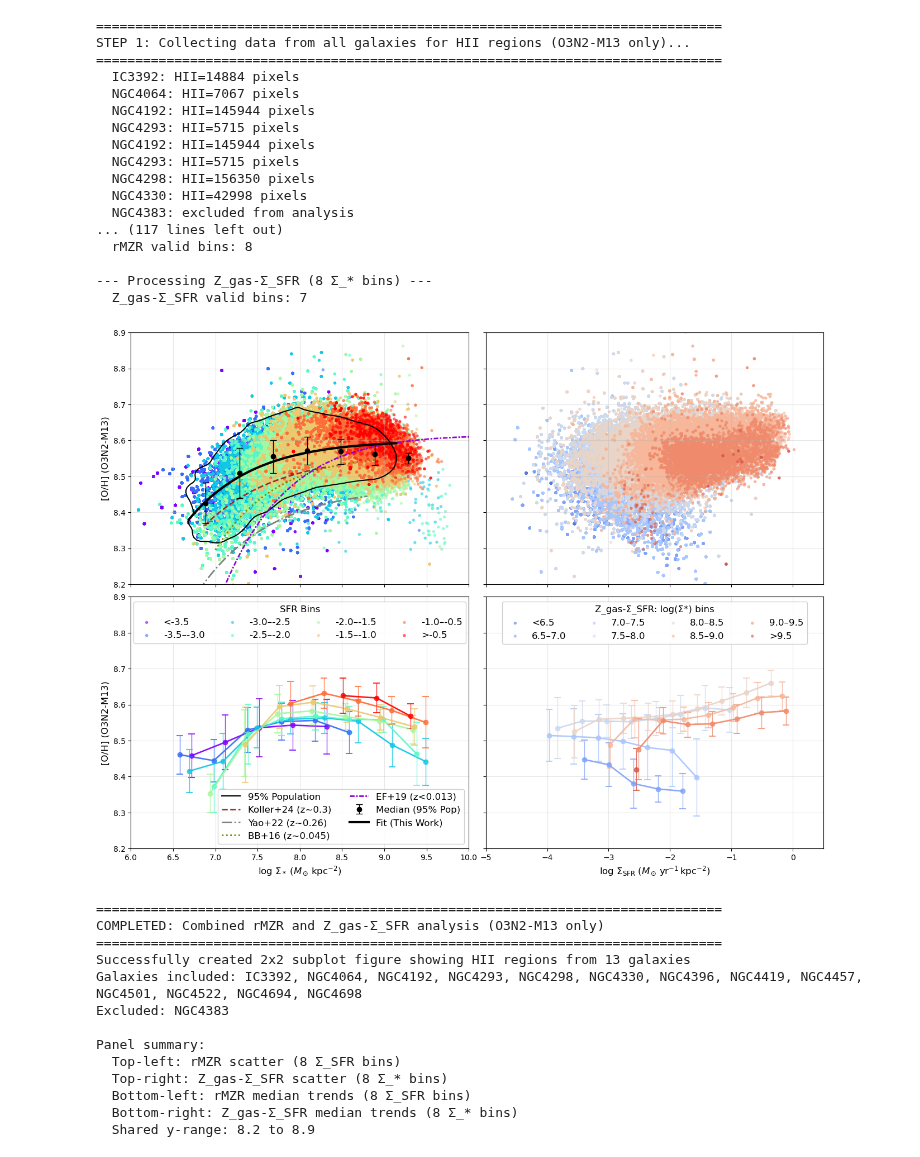
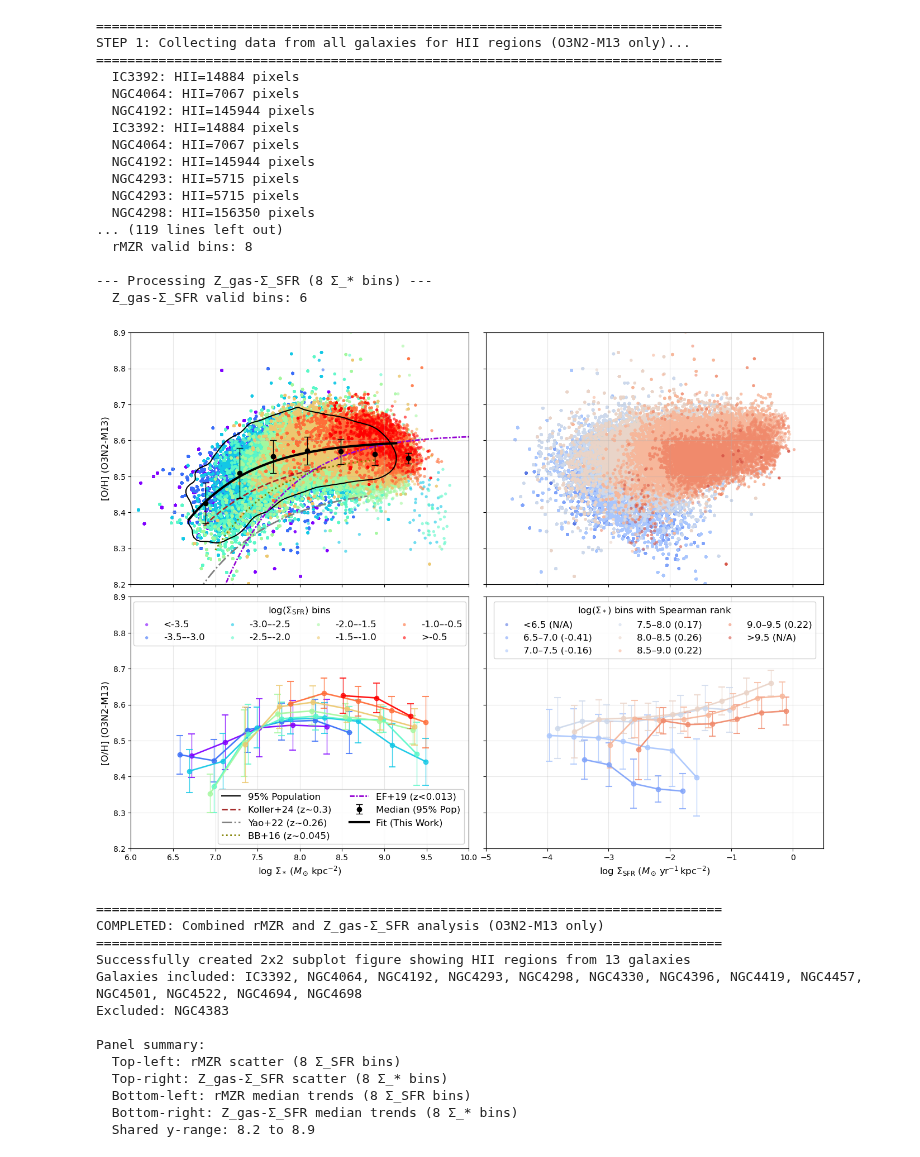
Before and after one commit to Rongjun-ANU/ICRAR-MAUVE, a Jupyter notebook: extended/20251206_compare_rMZR_MAUVE13_noNGC4383.ipynb, the cells around one changed output. Saved outputs shown, nothing was run; the diff lists cells and outputs as text; code cells hidden in the pictures.

```diff
--- a/extended/20251206_compare_rMZR_MAUVE13_noNGC4383.ipynb
+++ b/extended/20251206_compare_rMZR_MAUVE13_noNGC4383.ipynb
@@ -1434,7 +1480,7 @@ ax_rMZR_median.set_ylim(common_ylim)
 
 # Add SFR bin legend to bottom panel (Top Center)
 legend1 = ax_rMZR_median.legend(legend_handles_sfr, legend_labels_sfr, loc='upper center',
-                     ncol=4, fontsize=12, framealpha=0.9, title='SFR Bins', title_fontsize=12)
+                     ncol=4, fontsize=12, framealpha=0.9, title=r'$\log(\Sigma_\mathrm{SFR})$ bins', title_fontsize=12)
 ax_rMZR_median.add_artist(legend1)
 
 # Add legend to bottom panel (Contour, Fits, etc.) - Bottom Right
@@ -1470,13 +1516,34 @@ for i in range(n_bins_sigmaM):
                              edgecolors='none', rasterized=True)
 
         legend_handles_sigmaM.append(scatter_hii)
-        legend_labels_sigmaM_display.append(bin_labels_sigmaM[i])
+        # legend_labels_sigmaM_display.append(bin_labels_sigmaM[i])
 
         # Median trends (now bin by Σ_SFR)
         sfr_centers_HII, medians_HII, stds_HII, counts_HII, valid_bin_indices_HII = calculate_binned_stats(
             x_bin_HII, y_bin_HII, bin_width=0.4, min_pixels=20)
 
-        if len(sfr_centers_HII) > 0:
+        spearman_text = "N/A"
+
+        if len(sfr_centers_HII) > 1:
+            # Calculate Spearman correlation with 3-sigma clipping
+            # Clip based on Y (Metallicity) and X (SFR)
+            # Calculate mean and std for clipping
+            y_mean = np.nanmean(y_bin_HII)
+            y_std = np.nanstd(y_bin_HII)
+            x_mean = np.nanmean(x_bin_HII)
+            x_std = np.nanstd(x_bin_HII)
+
+            # Create mask for 3-sigma clipping
+            mask_clip = (np.abs(y_bin_HII - y_mean) < 3 * y_std) & \
+                        (np.abs(x_bin_HII - x_mean) < 3 * x_std)
+
+            x_clipped = x_bin_HII[mask_clip]
+            y_clipped = y_bin_HII[mask_clip]
+
+            if len(x_clipped) > 10:
+                corr, _ = stats.spearmanr(x_clipped, y_clipped)
+                spearman_text = f"{corr:.2f}"
+
             ax_Zgas_median.errorbar(sfr_centers_HII, medians_HII, yerr=stds_HII,
                        color=colors_sigmaM[i], marker='o', markersize=6,
                        linewidth=1, capsize=4, capthick=1.5, alpha=0.8)
@@ -1490,6 +1557,8 @@ for i in range(n_bins_sigmaM):
                            [medians_HII[j], medians_HII[j + 1]],
                            color=colors_sigmaM[i], linewidth=2, alpha=0.8)
             valid_bins_Zgas += 1
+
+        legend_labels_sigmaM_display.append(f"{bin_labels_sigmaM[i]} ({spearman_text})")
 
 # Format Z_gas-Σ_SFR scatter plot
 # No title
@@ -1511,46 +1580,46 @@ ax_Zgas_median.set_ylim(common_ylim)
 
 # Add legend to bottom panel
 ax_Zgas_median.legend(legend_handles_sigmaM, legend_labels_sigmaM_display, loc='upper center',
-                     ncol=4, fontsize=12, framealpha=0.9,
-                     title='Z_gas-Σ_SFR: log(Σ*) bins', title_fontsize=12)
+                     ncol=3, fontsize=12, framealpha=0.9,
+                     title=r'$\log(\Sigma_*)$ bins with Spearman rank', title_fontsize=12)
 
 print(f"  Z_gas-Σ_SFR valid bins: {valid_bins_Zgas}")
 
 # plt.savefig('Plot_Paper_1/MAUVE_MUSE_rMZR_Zgas_SigmaSFR_O3N2M13.png', dpi=600, bbox_inches='tight')
 # plt.savefig('Plot_Paper_1/MAUVE_MUSE_rMZR_Zgas_SigmaSFR_O3N2M13.pdf', bbox_inches='tight')
 plt.show()
 
 print("\n" + "="*80)
 print("COMPLETED: Combined rMZR and Z_gas-Σ_SFR analysis (O3N2-M13 only)")
 print("="*80)
 print(f"Successfully created 2x2 subplot figure showing HII regions from {len(included_galaxies)} galaxies")
 print(f"Galaxies included: {', '.join(included_galaxies)}")
 print(f"Excluded: {', '.join(sorted(excluded_galaxies))}")
 print("\nPanel summary:")
 print("  Top-left: rMZR scatter (8 Σ_SFR bins)")
 print("  Top-right: Z_gas-Σ_SFR scatter (8 Σ_* bins)")
 print("  Bottom-left: rMZR median trends (8 Σ_SFR bins)")
 print("  Bottom-right: Z_gas-Σ_SFR median trends (8 Σ_* bins)")
 print(f"  Shared y-range: {common_ylim[0]:.1f} to {common_ylim[1]:.1f}")
 # %% [output]
 ================================================================================
 STEP 1: Collecting data from all galaxies for HII regions (O3N2-M13 only)...
 ================================================================================
   IC3392: HII=14884 pixels
   NGC4064: HII=7067 pixels
   NGC4192: HII=145944 pixels
-  NGC4293: HII=5715 pixels
+  IC3392: HII=14884 pixels
+  NGC4064: HII=7067 pixels
   NGC4192: HII=145944 pixels
   NGC4293: HII=5715 pixels
+  NGC4293: HII=5715 pixels
   NGC4298: HII=156350 pixels
-  NGC4330: HII=42998 pixels
-  NGC4383: excluded from analysis
-... (117 lines left out)
+... (119 lines left out)
   rMZR valid bins: 8
 
 --- Processing Z_gas-Σ_SFR (8 Σ_* bins) ---
-  Z_gas-Σ_SFR valid bins: 7
+  Z_gas-Σ_SFR valid bins: 6
-[figure, old version]
+[figure, new version]
 ================================================================================
 COMPLETED: Combined rMZR and Z_gas-Σ_SFR analysis (O3N2-M13 only)
 ================================================================================
```
Also changed, not shown: parts of 3 cells of this notebook, 9 other files.
